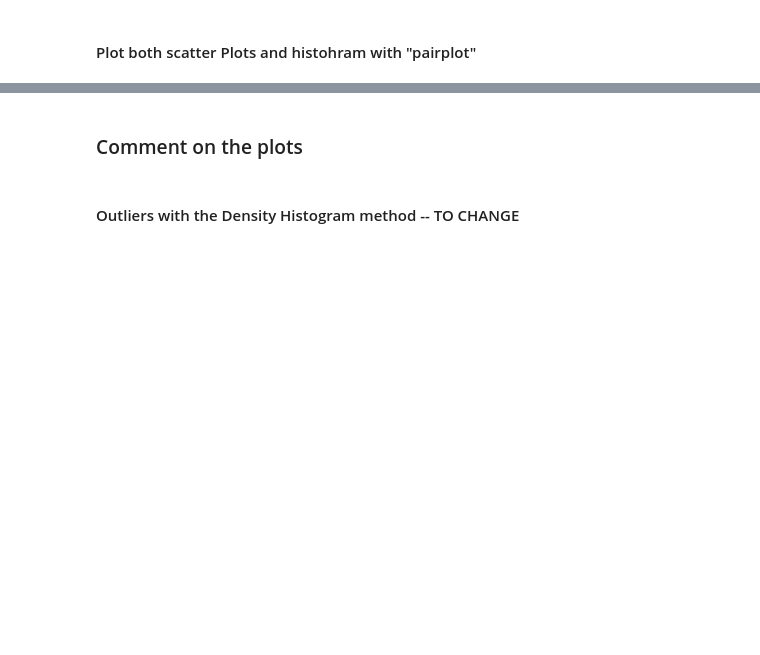
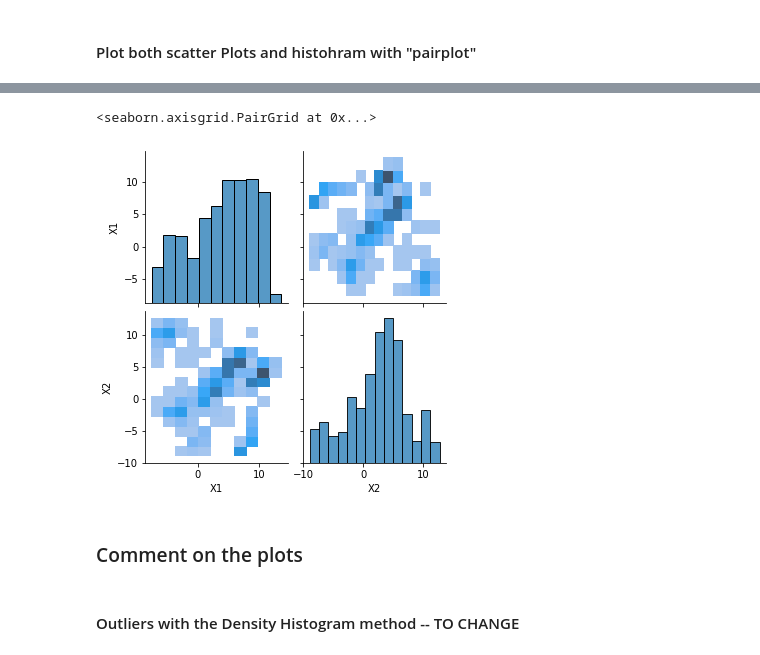
Before and after one commit to lcipolina/ML_Fundamentals, a Jupyter notebook: Exercise_Se__1b_Deep_Space.ipynb, the cells around one changed output, grey strips where cells are left out. Drawn from its saved outputs; the diff is of its cells as text; code cells hidden in the pictures; blank space fills up the shorter version.

```diff
--- a/Exercise_Se__1b_Deep_Space.ipynb
+++ b/Exercise_Se__1b_Deep_Space.ipynb
@@ -32,3 +57,8 @@ sns.pairplot(df, hue="class", palette="husl")  #TO CHANGE
+# %%
+sns.pairplot(df,kind="hist")
+# %% [output]
+<seaborn.axisgrid.PairGrid at 0x...>
+[figure, added]
 # %% [markdown]
 ### Comment on the plots
 # %% [markdown]
```
Also changed, not shown: parts of 10 cells of this notebook.
